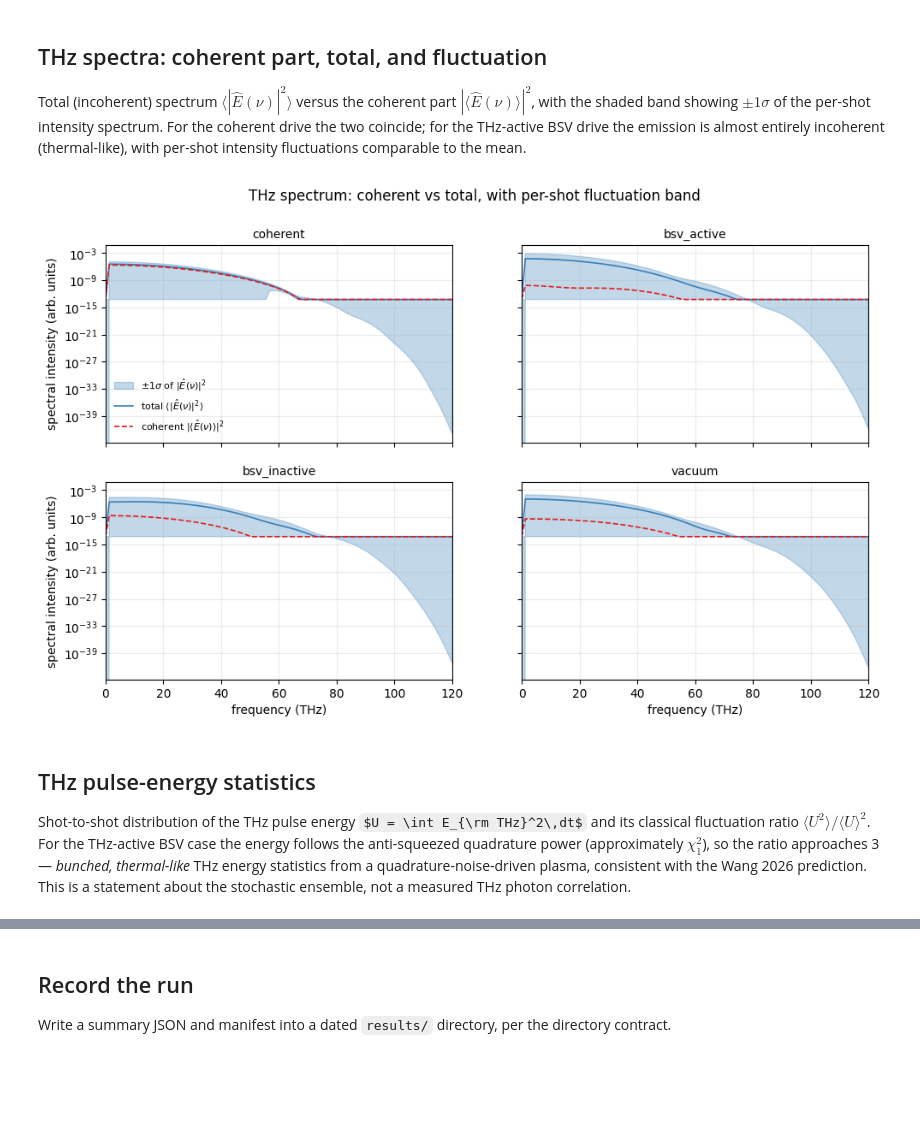
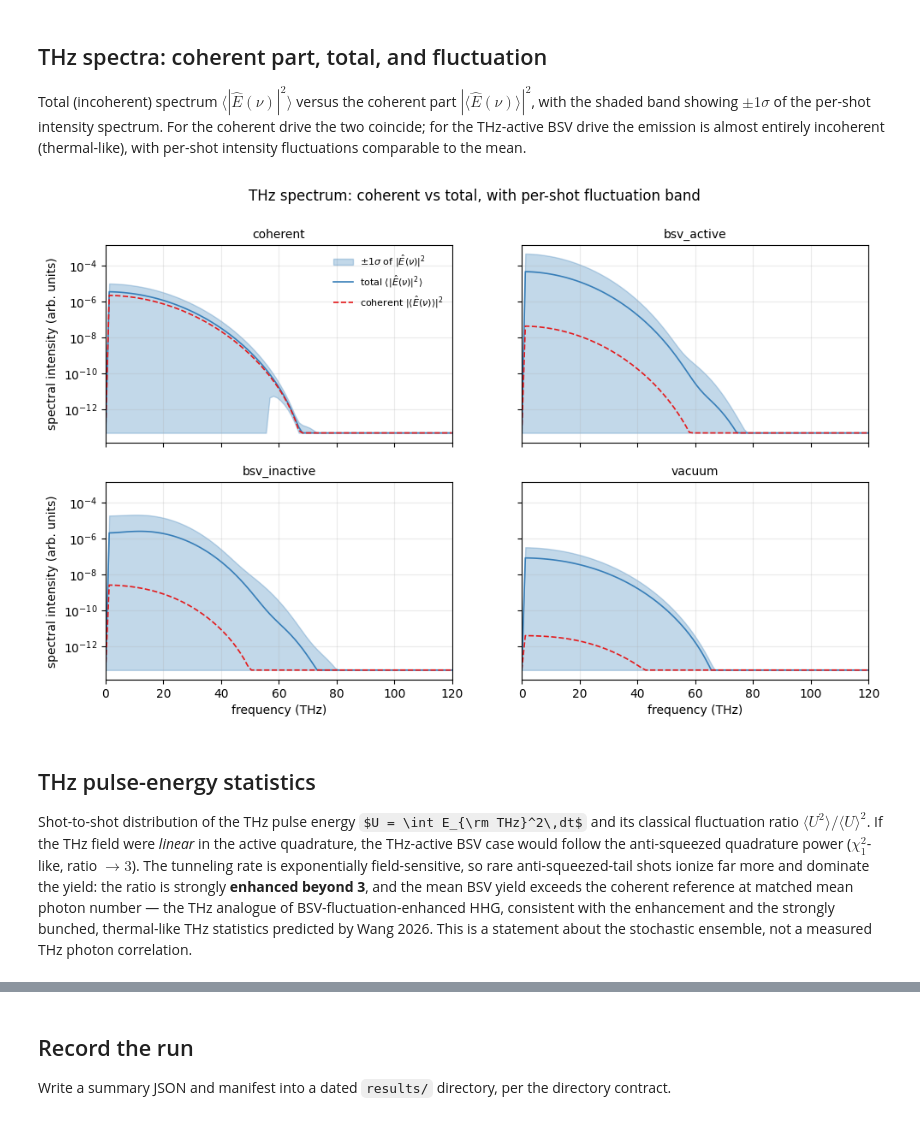
Before and after one commit to yang-xu-optics/stochastic_em_theory, a Jupyter notebook: code/notebooks/thz_plasma_stochastic.ipynb, the cells around one changed output, grey strips where cells are left out. Drawn from its saved outputs; the diff is of its cells as text; code cells hidden in the pictures; some formulas as TeX source; blank space fills up the shorter version.

```diff
--- a/code/notebooks/thz_plasma_stochastic.ipynb
+++ b/code/notebooks/thz_plasma_stochastic.ipynb
@@ -142,14 +144,24 @@ def g2_from_q_samples(beta: np.ndarray) -> tuple[float, float]:
     return n, g2_numerator / n**2 if n > 0.05 else float("nan")
 
 CASES = ["coherent", "bsv_active", "bsv_inactive", "vacuum"]
-beta_by_case = {case: sample_driver(case, SHOTS) for case in CASES}
+# large characterization ensembles for the g2 diagnostic; the plasma runs on a subset
+SHOTS_CHARACTERIZATION = 400_000
+beta_char = {case: sample_driver(case, SHOTS_CHARACTERIZATION) for case in CASES}
+beta_by_case = {case: beta_char[case][:SHOTS] for case in CASES}
 
 targets = {"coherent": 1.0, "bsv_active": 3 + 1 / NBAR, "bsv_inactive": 3 + 1 / NBAR,
            "vacuum": float("nan")}
-print(f"{'case':>13} {'<n> est':>9} {'g2 est':>8} {'g2 target':>10}")
+driver_g2 = {}
+print(f"{'case':>13} {'<n> est':>9} {'g2 est':>8} {'+/-':>7} {'g2 target':>10}")
 for case in CASES:
-    n_est, g2_est = g2_from_q_samples(beta_by_case[case])
-    print(f"{case:>13} {n_est:>9.3f} {g2_est:>8.3f} {targets[case]:>10.3f}")
+    n_est, g2_est = g2_from_q_samples(beta_char[case])
+    batch_g2 = [g2_from_q_samples(chunk)[1] for chunk in np.array_split(beta_char[case], 20)]
+    if np.all(np.isnan(batch_g2)):
+        se = float("nan")
+    else:
+        se = float(np.nanstd(batch_g2, ddof=1) / np.sqrt(20))
+    driver_g2[case] = {"n_est": n_est, "g2_est": g2_est, "g2_se": se}
+    print(f"{case:>13} {n_est:>9.3f} {g2_est:>8.3f} {se:>7.3f} {targets[case]:>10.3f}")
 
 fig, axes = plt.subplots(1, 4, figsize=(13, 3.2), sharex=True, sharey=True)
 for ax, case in zip(axes, CASES):
@@ -203,8 +215,14 @@ def tunneling_rate(abs_field: np.ndarray) -> np.ndarray:
         rate = ADK_PREFACTOR / safe * np.exp(-ADK_EXPONENT / safe)
     return np.where(abs_field > 1.0e-6, rate, 0.0)
 
+# Fixed per-photon field scale: the photon-carrying states (<|beta|^2>_Q = nbar + 1)
+# then have rms 2w field = RMS_2W_FRACTION * E_FUND_AU, while the vacuum control sits
+# a factor (nbar + 1) lower in power. A per-state normalization would wrongly amplify
+# the vacuum mode to full power.
+E_UNIT = RMS_2W_FRACTION * E_FUND_AU / np.sqrt(NBAR + 1.0)
+
 def run_case(beta: np.ndarray, n_example_shots: int = 3) -> dict:
-    s_scale = RMS_2W_FRACTION * E_FUND_AU / np.sqrt(np.mean(np.abs(beta) ** 2))
+    s_scale = E_UNIT
     sum_w = np.zeros(N_T)
     sumsq_w = np.zeros(N_T)
     sum_spec = np.zeros(keep.sum(), dtype=np.complex128)
@@ -319,41 +337,45 @@ per-shot intensity fluctuations comparable to the mean.
 # %%
 fig, axes = plt.subplots(2, 2, figsize=(11.5, 6.6), sharex=True, sharey=True)
 floor = max(res["mean_intensity_spectrum"].max() for res in results.values()) * 1e-9
 for ax, case in zip(axes.flat, CASES):
     res = results[case]
     mean_int = res["mean_intensity_spectrum"]
     ax.fill_between(
         freqs_keep,
         np.maximum(mean_int - res["std_intensity_spectrum"], floor),
-        mean_int + res["std_intensity_spectrum"],
+        np.maximum(mean_int + res["std_intensity_spectrum"], floor),
         alpha=0.3, color="#377eb8", label=r"$\pm 1\sigma$ of $|\hat E(\nu)|^2$",
     )
     ax.semilogy(freqs_keep, np.maximum(mean_int, floor), color="#377eb8", lw=1.2,
                 label=r"total $\langle|\hat E(\nu)|^2\rangle$")
     ax.semilogy(freqs_keep, np.maximum(res["coherent_spectrum"], floor), color="#e41a1c",
                 lw=1.2, ls="--", label=r"coherent $|\langle\hat E(\nu)\rangle|^2$")
     ax.set_title(case, fontsize=10)
     ax.grid(alpha=0.25)
 for ax in axes[1]:
     ax.set_xlabel("frequency (THz)")
 for ax in axes[:, 0]:
     ax.set_ylabel("spectral intensity (arb. units)")
 axes[0, 0].legend(fontsize=8, frameon=False)
 axes[0, 0].set_xlim(0, NU_PLOT_THZ)
+axes[0, 0].set_ylim(floor * 0.3, None)
 fig.suptitle("THz spectrum: coherent vs total, with per-shot fluctuation band")
 plt.show()
 # %% [output]
-[figure, old version]
+[figure, new version]
 # %% [markdown]
 ## THz pulse-energy statistics
 
 Shot-to-shot distribution of the THz pulse energy $U = \int E_{\rm THz}^2\,dt$ and its
-classical fluctuation ratio $\langle U^2\rangle/\langle U\rangle^2$. For the THz-active
-BSV case the energy follows the anti-squeezed quadrature power (approximately
-$\chi^2_1$), so the ratio approaches 3 — *bunched, thermal-like* THz energy
-statistics from a quadrature-noise-driven plasma, consistent with the Wang 2026
-prediction. This is a statement about the stochastic ensemble, not a measured THz
-photon correlation.
+classical fluctuation ratio $\langle U^2\rangle/\langle U\rangle^2$. If the THz field
+were *linear* in the active quadrature, the THz-active BSV case would follow the
+anti-squeezed quadrature power ($\chi^2_1$-like, ratio $\to 3$). The tunneling rate is
+exponentially field-sensitive, so rare anti-squeezed-tail shots ionize far more and
+dominate the yield: the ratio is strongly **enhanced beyond 3**, and the mean BSV
+yield exceeds the coherent reference at matched mean photon number — the THz analogue
+of BSV-fluctuation-enhanced HHG, consistent with the enhancement and the strongly
+bunched, thermal-like THz statistics predicted by Wang 2026. This is a statement about
+the stochastic ensemble, not a measured THz photon correlation.
 # %%
 batch_count = SHOTS // BATCH
 print(f"{'case':>13} {'<U>':>11} {'std U':>11} {'<U^2>/<U>^2':>12} {'batch SE of <U>':>16}")
```
Also changed, not shown: parts of 8 cells of this notebook, 5 other files.
